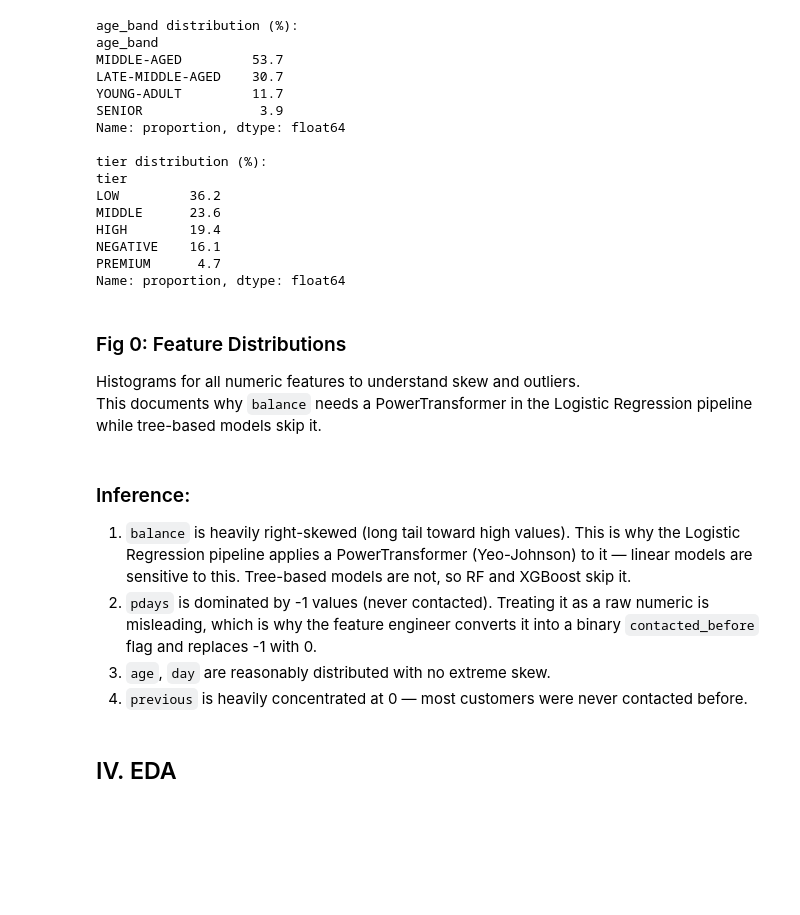
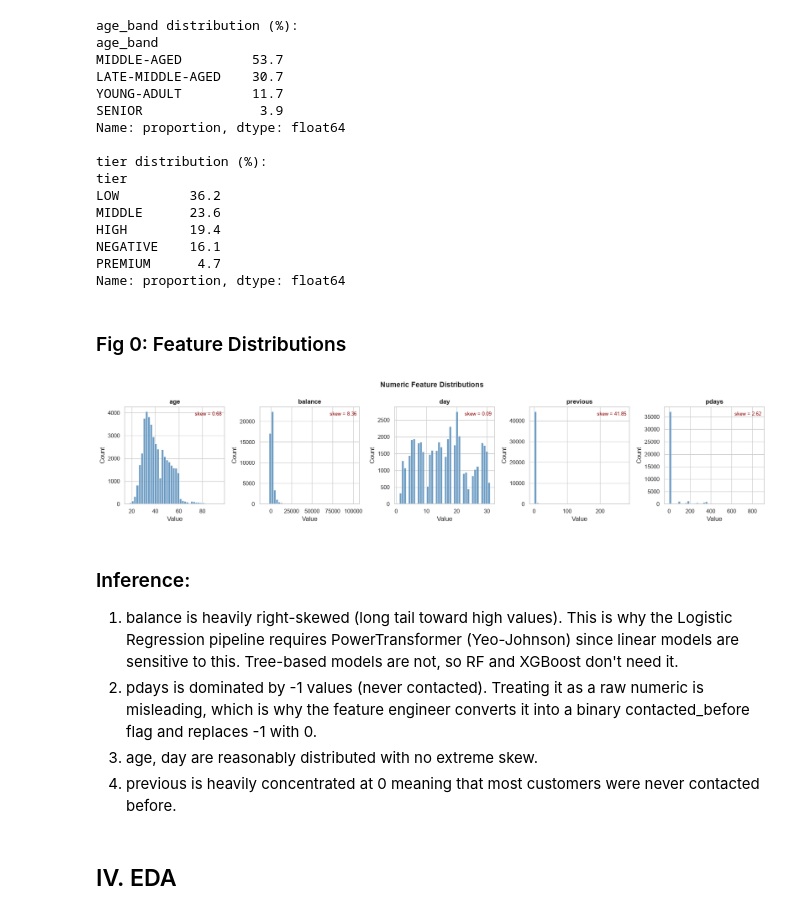
Before and after one commit to AsmiShirkeSamant/BANK-TERM-DEPOSIT-SUBSCRIPTION-PREDICTION, a Jupyter notebook: Propensity_v2.ipynb, the cells around one changed output. Cells and saved outputs as stored; diff of their text form; code cells hidden in the pictures; blank space fills up the shorter version.

Commit message:
customer segment changes

```diff
--- a/Propensity_v2.ipynb
+++ b/Propensity_v2.ipynb
@@ -182,33 +183,30 @@ PREMIUM      4.7
 Name: proportion, dtype: float64
 # %% [markdown]
 ### Fig 0: Feature Distributions
-
-Histograms for all numeric features to understand skew and outliers.
-This documents why `balance` needs a PowerTransformer in the Logistic Regression pipeline while tree-based models skip it.
 # %%
 num_cols = ['age', 'balance', 'day', 'previous', 'pdays']
 
 fig, axes = plt.subplots(1, len(num_cols), figsize=(18, 4))
 
 for i, col in enumerate(num_cols):
     axes[i].hist(data[col], bins=40, color='steelblue', edgecolor='white', alpha=0.8)
     axes[i].set_title(col, fontsize=12, fontweight='bold')
     axes[i].set_xlabel('Value')
     axes[i].set_ylabel('Count')
     skew_val = data[col].skew()
-    axes[i].annotate(f'skew = {skew_val:.2f}', xy=(0.97, 0.95),
-                     xycoords='axes fraction', ha='right', va='top',
-                     fontsize=9, color='darkred')
+    axes[i].annotate(f'skew = {skew_val:.2f}', xy=(0.97, 0.95),xycoords='axes fraction', ha='right', va='top',fontsize=9, color='darkred')
 
 plt.suptitle('Numeric Feature Distributions', fontsize=14, fontweight='bold')
 plt.tight_layout()
 plt.show()
+# %% [output]
+[figure, added]
 # %% [markdown]
 ### Inference:
-1. `balance` is heavily right-skewed (long tail toward high values). This is why the Logistic Regression pipeline applies a PowerTransformer (Yeo-Johnson) to it — linear models are sensitive to this. Tree-based models are not, so RF and XGBoost skip it.
-2. `pdays` is dominated by -1 values (never contacted). Treating it as a raw numeric is misleading, which is why the feature engineer converts it into a binary `contacted_before` flag and replaces -1 with 0.
-3. `age`, `day` are reasonably distributed with no extreme skew.
-4. `previous` is heavily concentrated at 0 — most customers were never contacted before.
+1. balance is heavily right-skewed (long tail toward high values). This is why the Logistic Regression pipeline requires PowerTransformer (Yeo-Johnson) since linear models are sensitive to this. Tree-based models are not, so RF and XGBoost don't need it.
+2. pdays is dominated by -1 values (never contacted). Treating it as a raw numeric is misleading, which is why the feature engineer converts it into a binary contacted_before flag and replaces -1 with 0.
+3. age, day are reasonably distributed with no extreme skew.
+4. previous is heavily concentrated at 0 meaning that most customers were never contacted before.
 # %% [markdown]
 ## IV. EDA
 # %% [markdown]
```
Also changed, not shown: parts of 10 cells of this notebook.
